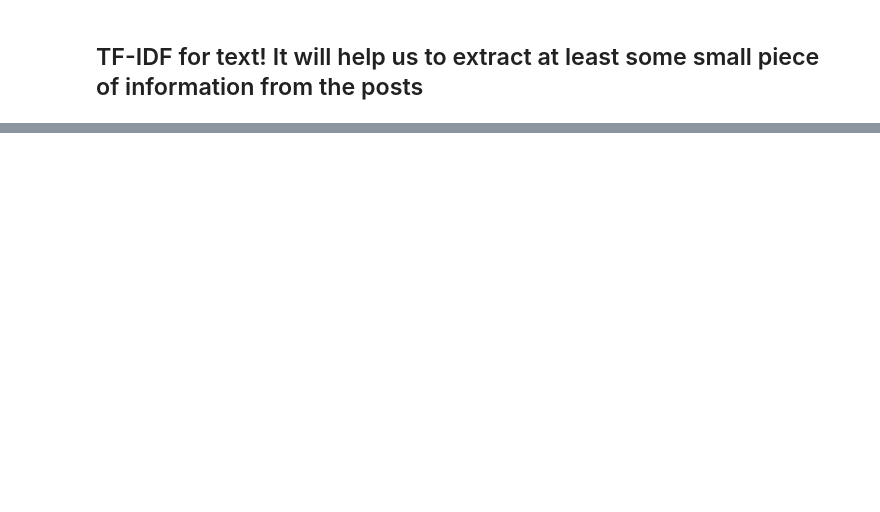
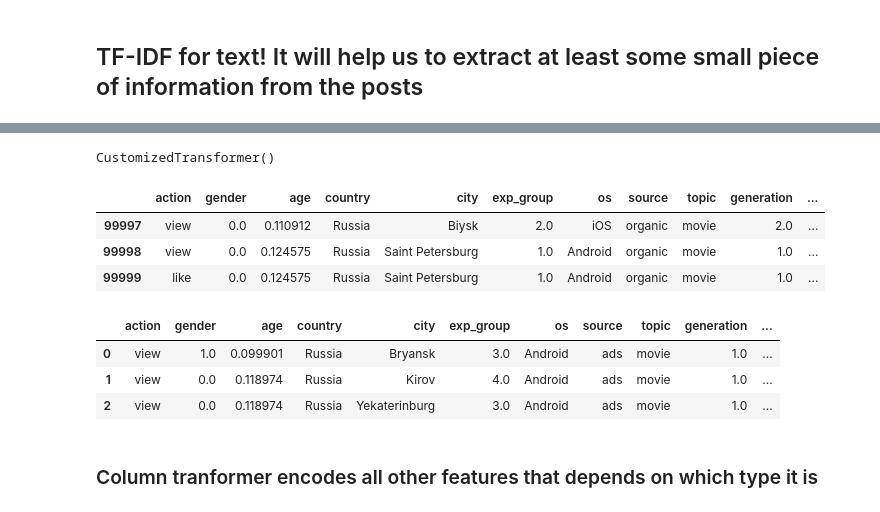
Before and after one commit to israfilovamaria/Recommendation-system-of-posts, a Jupyter notebook: Exploring data .ipynb, the cells around one changed output, grey strips where cells are left out. Cells and saved outputs as stored; diff of their text form; code cells hidden in the pictures; blank space fills up the shorter version.

```diff
--- a/Exploring data .ipynb
+++ b/Exploring data .ipynb
@@ -379,2 +277,0 @@ encoder = ColumnTransformer(transformers = [("onehotencoding", OneHotEncoder(),
-# %%
-encoder.fit(xcopy, y)
@@ -404,0 +327,23 @@ pd.DataFrame(incoder.transform(xcopy))
+# %%
+trasformer.fit(X_train,y_train)
+# %% [output]
+CustomizedTransformer()
+# %%
+X_train = trasformer.transform(X_train)
+X_test = trasformer.transform(X_test)
+# %%
+X_train.tail(3)
+# %% [output]
+|  | action | gender | age | country | city | exp_group | os | source | topic | generation | ... |
+| 99997 | view | 0.0 | 0.110912 | Russia | Biysk | 2.0 | iOS | organic | movie | 2.0 | ... |
+| 99998 | view | 0.0 | 0.124575 | Russia | Saint Petersburg | 1.0 | Android | organic | movie | 1.0 | ... |
+| 99999 | like | 0.0 | 0.124575 | Russia | Saint Petersburg | 1.0 | Android | organic | movie | 1.0 | ... |
+# %%
+X_test.head(3)
+# %% [output]
+|  | action | gender | age | country | city | exp_group | os | source | topic | generation | ... |
+| 0 | view | 1.0 | 0.099901 | Russia | Bryansk | 3.0 | Android | ads | movie | 1.0 | ... |
+| 1 | view | 0.0 | 0.118974 | Russia | Kirov | 4.0 | Android | ads | movie | 1.0 | ... |
+| 2 | view | 0.0 | 0.118974 | Russia | Yekaterinburg | 3.0 | Android | ads | movie | 1.0 | ... |
+# %% [markdown]
+### Column tranformer encodes all other features that depends on which type it is
```
Also changed, not shown: parts of 85 cells of this notebook.
